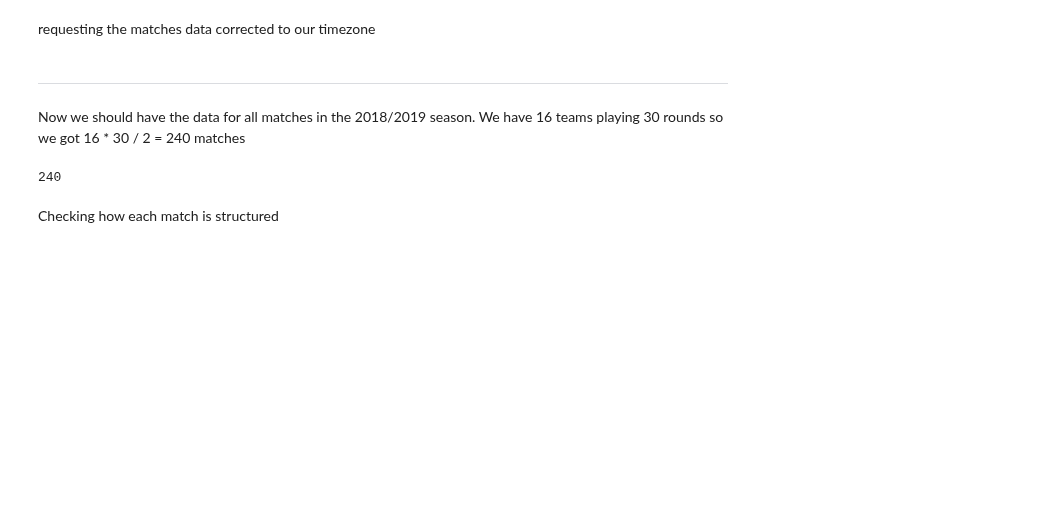
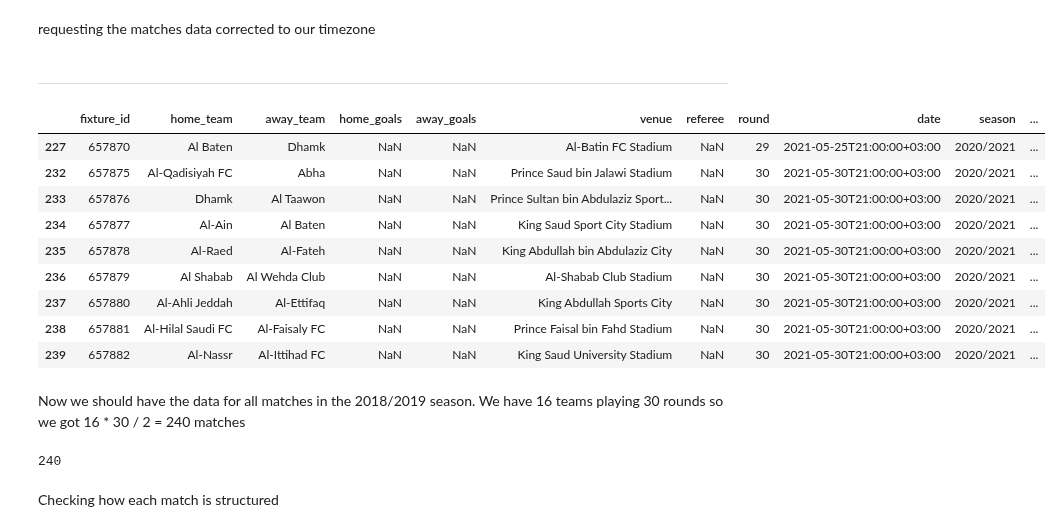
Before and after one commit to Link20222/SaudiLeague, a Jupyter notebook: Data Collection.ipynb, the cells around one changed output. Saved outputs shown, nothing was run; the diff lists cells and outputs as text; code cells hidden in the pictures; blank space fills up the shorter version.

```diff
--- a/Data Collection.ipynb
+++ b/Data Collection.ipynb
@@ -301,3 +286,18 @@ season2020_fixtures = get_fixtures(season2020code)
+# %%
+season2020 = update_df(season2020, season2020code)
+# %%
+season2020.loc[season2020["status"] == "Not Started"]
+# %% [output]
+|  | fixture_id | home_team | away_team | home_goals | away_goals | venue | referee | round | date | season | ... |
+| 227 | 657870 | Al Baten | Dhamk | NaN | NaN | Al-Batin FC Stadium | NaN | 29 | 2021-05-25T21:00:00+03:00 | 2020/2021 | ... |
+| 232 | 657875 | Al-Qadisiyah FC | Abha | NaN | NaN | Prince Saud bin Jalawi Stadium | NaN | 30 | 2021-05-30T21:00:00+03:00 | 2020/2021 | ... |
+| 233 | 657876 | Dhamk | Al Taawon | NaN | NaN | Prince Sultan bin Abdulaziz Sport... | NaN | 30 | 2021-05-30T21:00:00+03:00 | 2020/2021 | ... |
+| 234 | 657877 | Al-Ain | Al Baten | NaN | NaN | King Saud Sport City Stadium | NaN | 30 | 2021-05-30T21:00:00+03:00 | 2020/2021 | ... |
+| 235 | 657878 | Al-Raed | Al-Fateh | NaN | NaN | King Abdullah bin Abdulaziz City | NaN | 30 | 2021-05-30T21:00:00+03:00 | 2020/2021 | ... |
+| 236 | 657879 | Al Shabab | Al Wehda Club | NaN | NaN | Al-Shabab Club Stadium | NaN | 30 | 2021-05-30T21:00:00+03:00 | 2020/2021 | ... |
+| 237 | 657880 | Al-Ahli Jeddah | Al-Ettifaq | NaN | NaN | King Abdullah Sports City | NaN | 30 | 2021-05-30T21:00:00+03:00 | 2020/2021 | ... |
+| 238 | 657881 | Al-Hilal Saudi FC | Al-Faisaly FC | NaN | NaN | Prince Faisal bin Fahd Stadium | NaN | 30 | 2021-05-30T21:00:00+03:00 | 2020/2021 | ... |
+| 239 | 657882 | Al-Nassr | Al-Ittihad FC | NaN | NaN | King Saud University Stadium | NaN | 30 | 2021-05-30T21:00:00+03:00 | 2020/2021 | ... |
 # %% [markdown]
 Now we should have the data for all matches in the 2018/2019 season.
 We have 16 teams playing 30 rounds so we got 16 * 30 / 2 = 240 matches
```
Also changed, not shown: parts of 9 cells of this notebook, 1 other file.
